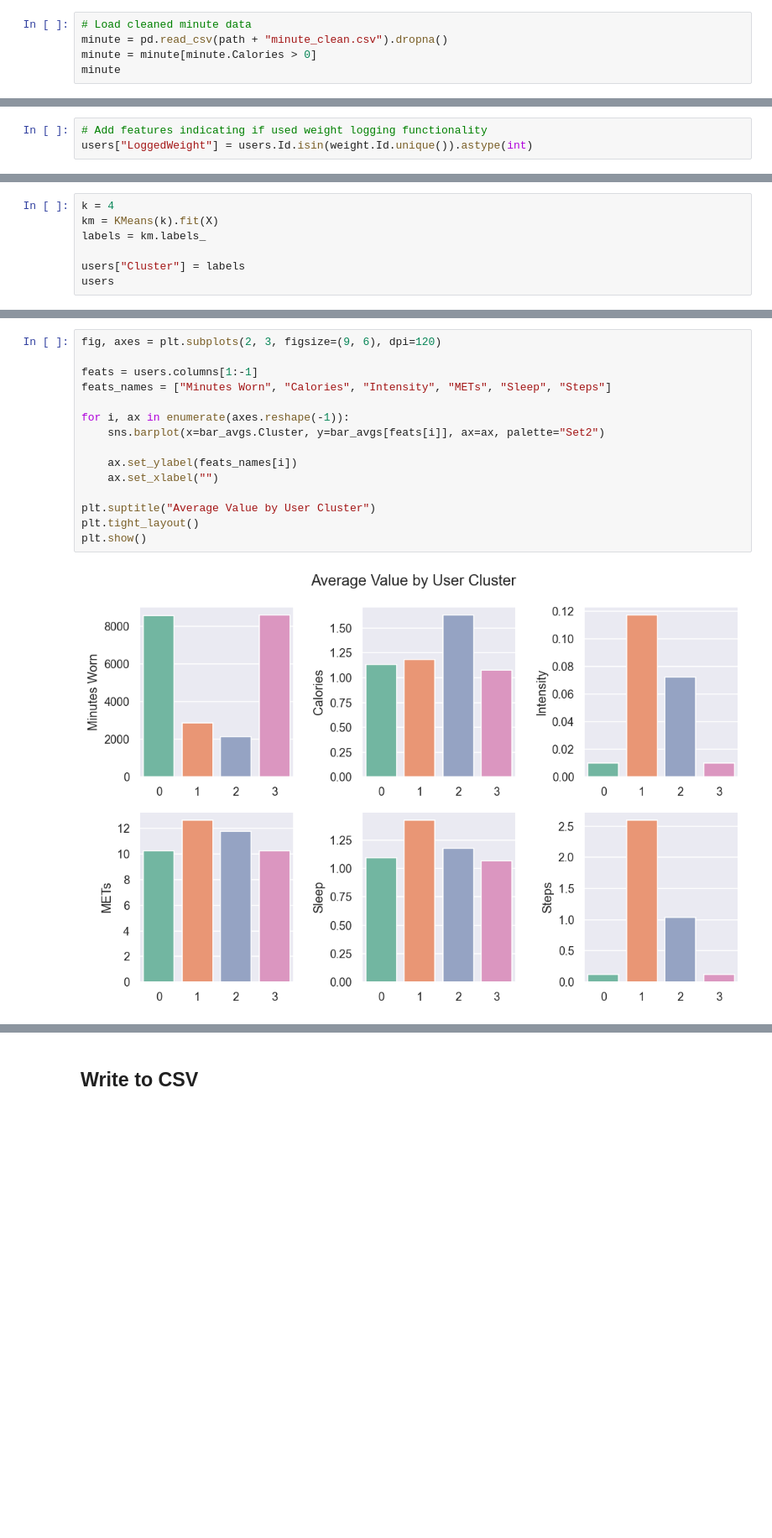
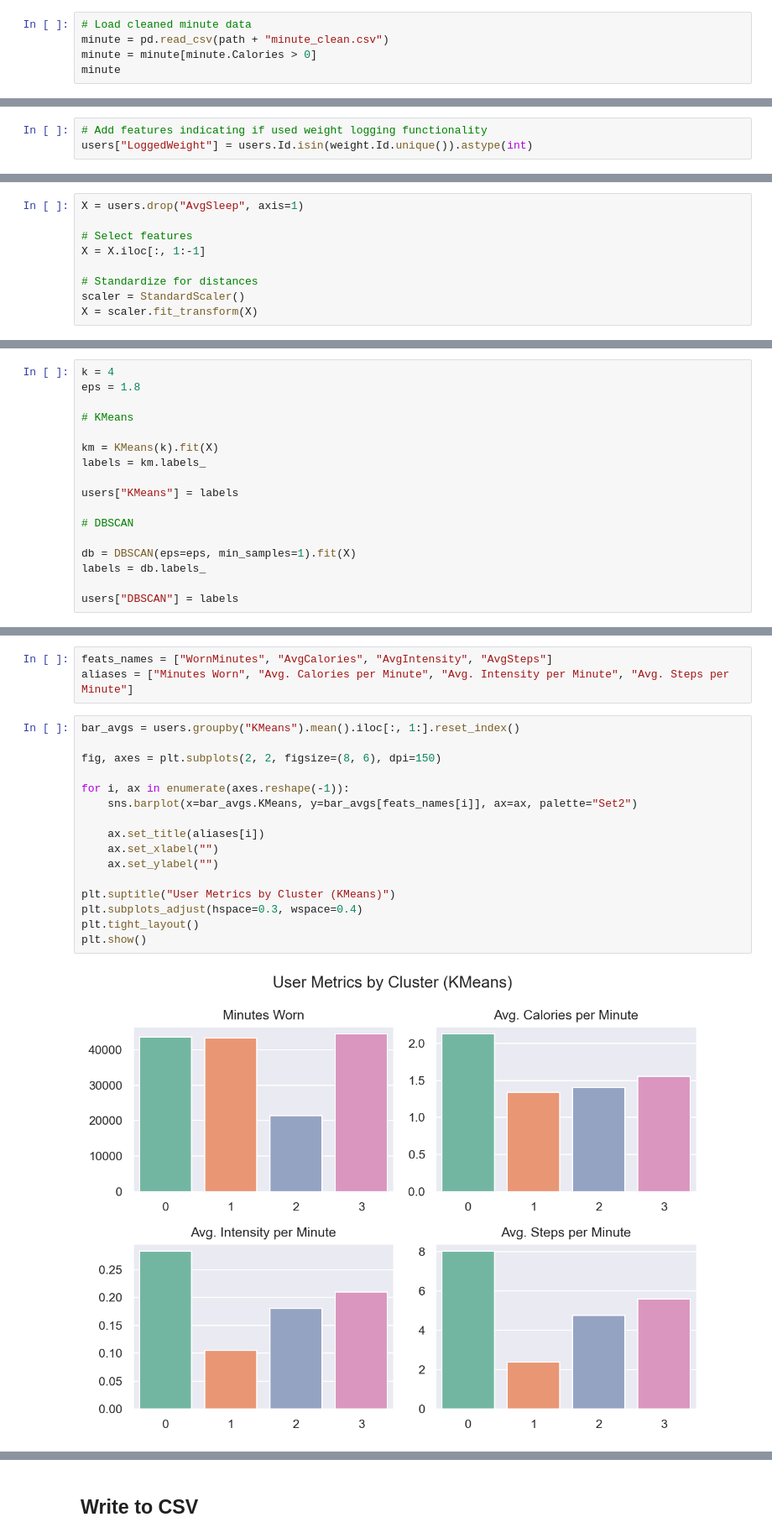
Before and after one commit to ericzander/gda-smart-device, a Jupyter notebook: notebooks/users.ipynb, the cells around one changed output, grey strips where cells are left out. Shown: that part at 84% size. Drawn from its saved outputs; the diff is of its cells as text; blank space fills up the shorter version.

Commit message:
Added visualizations and implemented report in readme

```diff
--- a/notebooks/users.ipynb
+++ b/notebooks/users.ipynb
@@ -15,7 +15,7 @@ sns.set_theme()
 path = "../data/cleaned/"
 # %%
 # Load cleaned minute data
-minute = pd.read_csv(path + "minute_clean.csv").dropna()
+minute = pd.read_csv(path + "minute_clean.csv")
 minute = minute[minute.Calories > 0]
 minute
 # %% [output]
@@ -152,0 +124,9 @@ plt.show()
+# %%
+X = users.drop("AvgSleep", axis=1)
+
+# Select features
+X = X.iloc[:, 1:-1]
+
+# Standardize for distances
+scaler = StandardScaler()
+X = scaler.fit_transform(X)
@@ -153,7 +174,17 @@ plt.show()
 # %%
 k = 4
+eps = 1.8
+
+# KMeans
+
 km = KMeans(k).fit(X)
 labels = km.labels_
 
-users["Cluster"] = labels
-users
+users["KMeans"] = labels
+
+# DBSCAN
+
+db = DBSCAN(eps=eps, min_samples=1).fit(X)
+labels = db.labels_
+
+users["DBSCAN"] = labels
@@ -189,17 +209,21 @@ bar_avgs
+# %%
+feats_names = ["WornMinutes", "AvgCalories", "AvgIntensity", "AvgSteps"]
+aliases = ["Minutes Worn", "Avg. Calories per Minute", "Avg. Intensity per Minute", "Avg. Steps per Minute"]
 # %%
-fig, axes = plt.subplots(2, 3, figsize=(9, 6), dpi=120)
+bar_avgs = users.groupby("KMeans").mean().iloc[:, 1:].reset_index()
 
-feats = users.columns[1:-1]
-feats_names = ["Minutes Worn", "Calories", "Intensity", "METs", "Sleep", "Steps"]
+fig, axes = plt.subplots(2, 2, figsize=(8, 6), dpi=150)
 
 for i, ax in enumerate(axes.reshape(-1)):
-    sns.barplot(x=bar_avgs.Cluster, y=bar_avgs[feats[i]], ax=ax, palette="Set2")
+    sns.barplot(x=bar_avgs.KMeans, y=bar_avgs[feats_names[i]], ax=ax, palette="Set2")
 
-    ax.set_ylabel(feats_names[i])
+    ax.set_title(aliases[i])
     ax.set_xlabel("")
+    ax.set_ylabel("")
 
-plt.suptitle("Average Value by User Cluster")
+plt.suptitle("User Metrics by Cluster (KMeans)")
+plt.subplots_adjust(hspace=0.3, wspace=0.4)
 plt.tight_layout()
 plt.show()
 # %% [output]
-[figure, old version]
+[figure, new version]
```
Also changed, not shown: parts of 17 cells of this notebook, 16 other files.
